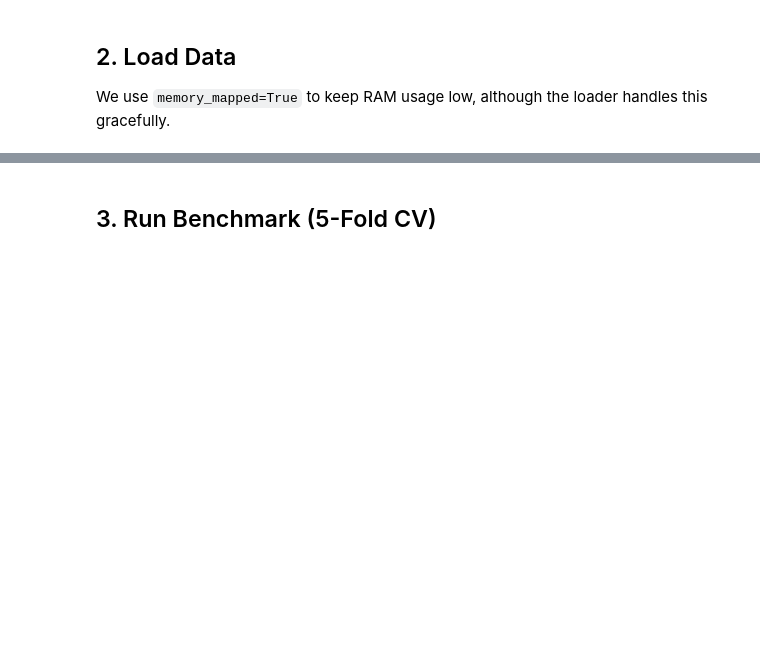
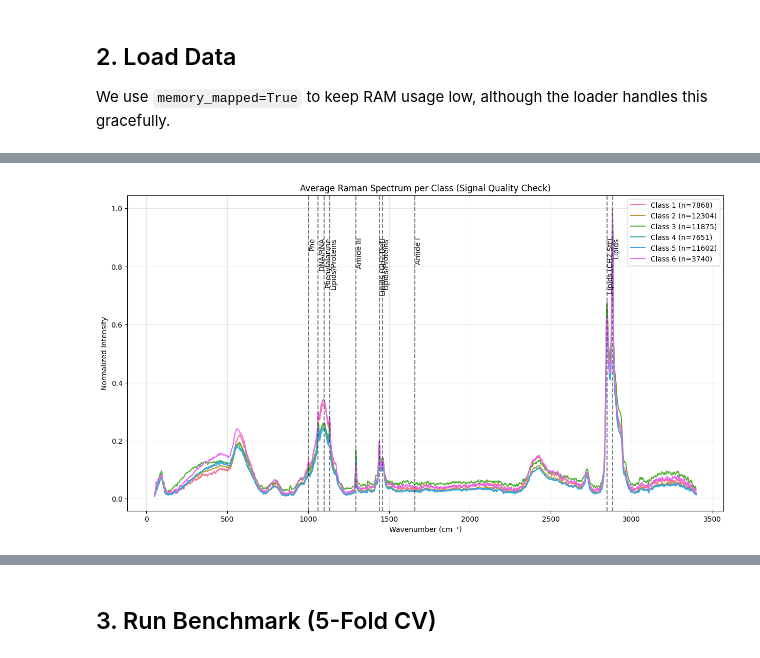
Before and after one commit to NIRDBS/glioma-synthetic-data, a Jupyter notebook: notebooks/01_Apollo_Baseline.ipynb, the cells around one changed output, grey strips where cells are left out. Cells and saved outputs as stored; diff of their text form; code cells hidden in the pictures; blank space fills up the shorter version.

```diff
--- a/notebooks/01_Apollo_Baseline.ipynb
+++ b/notebooks/01_Apollo_Baseline.ipynb
@@ -50,0 +220,80 @@ Sample ID Example: 'HF-305_v4b_1_1.h5_6' (Type: <class 'numpy.str_'>)
+# %%
+# --- 🚀 DATA QUALITY CHECKS ---
+import h5py
+import numpy as np
+import matplotlib.pyplot as plt
+import seaborn as sns
+
+DATA_PATH = "../data/processed/glioma_dataset_v5.h5"
+
+with h5py.File(DATA_PATH, 'r') as f:
+    X = f['spectra'][:]
+    y = f['y_class'][:]
+    wn = f['wavenumbers'][:]
+
+print(f"📉 Dataset Shape: {X.shape}")
+print(f"📊 Class Counts: {np.bincount(y)}")
+
+# --- 1. Global Statistics Check ---
+print("\n--- Signal Statistics ---")
+print(f"Max Value in Dataset: {np.max(X):.4f} (Should be 1.0)")
+print(f"Min Value in Dataset: {np.min(X):.4f} (Should be 0.0)")
+print(f"Mean Value: {np.mean(X):.4f}")
+print(f"Zero-Signal Spectra: {np.sum(np.max(X, axis=1) == 0)} (Should be 0)")
+
+# --- 2. Plot Class Averages (The "fingerprint") ---
+unique_classes = np.unique(y)
+colors = sns.color_palette("husl", len(unique_classes))
+
+plt.figure(figsize=(15, 8))
+print("\n--- Computing Class Means ---")
+
+for i, cls in enumerate(unique_classes):
+    # Get all spectra for this class
+    class_spectra = X[y == cls]
+
+    # Calculate Mean and Std
+    mean_spec = np.mean(class_spectra, axis=0)
+    std_spec = np.std(class_spectra, axis=0)
+
+    # Plot Mean
+    plt.plot(wn, mean_spec, color=colors[i], label=f'Class {cls+1} (n={len(class_spectra)})', linewidth=1.5)
+
+    # Optional: Shade std deviation (can be messy if overlapping, maybe skip for clarity)
+    # plt.fill_between(wn, mean_spec - 0.2*std_spec, mean_spec + 0.2*std_spec, color=colors[i], alpha=0.1)
+
+plt.title("Average Raman Spectrum per Class (Signal Quality Check)")
+plt.xlabel("Wavenumber (cm⁻¹)")
+plt.ylabel("Normalized Intensity")
+plt.legend()
+plt.grid(True, alpha=0.3)
+
+# Add vertical lines for key biological markers
+markers = {
+    1004: "Phe",
+    1060: "DNA/RNA",
+    1100: "Phenylalanine",
+    1135: "Lipids/Proteins",
+    1295: "Amide III",
+    1440: "Lipids (CH2 Def)",
+    1460: "Lipids/Proteins",
+    1660: "Amide I",
+    2850: "Lipids (CH2 Str)",
+    2882: "Lipids"
+}
+for w, name in markers.items():
+    plt.axvline(w, color='black', linestyle='--', alpha=0.5)
+    plt.text(w, 0.9, name, rotation=90, verticalalignment='top')
+
+plt.show()
+
+# --- 3. Individual Random Samples (Cosmic Ray Check) ---
+# Plot 5 random raw spectra to see if they look "spiky"
+plt.figure(figsize=(15, 4))
+indices = np.random.choice(len(X), 5, replace=False)
+for idx in indices:
+    plt.plot(wn, X[idx], alpha=0.8, label=f"Idx {idx}")
+plt.title("5 Random Individual Spectra (Check for Noise/Spikes)")
+plt.legend()
+plt.show()
+# %% [output]
@@ -50,0 +310 @@ Sample ID Example: 'HF-305_v4b_1_1.h5_6' (Type: <class 'numpy.str_'>)
+[figure, added]
```
Also changed, not shown: parts of 12 cells of this notebook, 14 other files.
